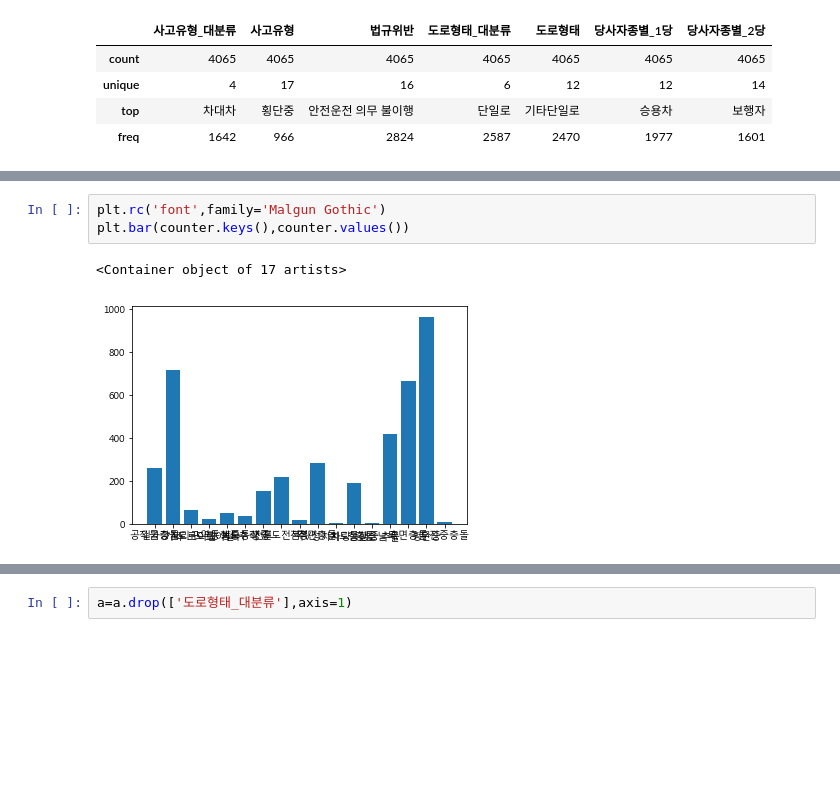
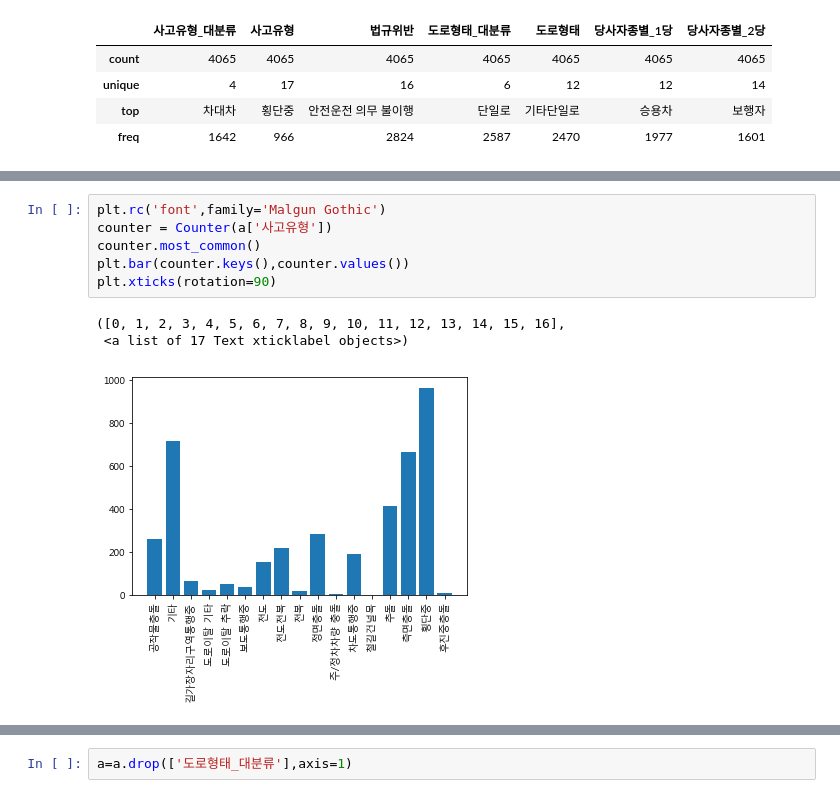
Before and after one commit to intae14/practice, a Jupyter notebook: project/isDanger.ipynb, the cells around one changed output, grey strips where cells are left out. Cells and saved outputs as stored; diff of their text form; blank space fills up the shorter version.

```diff
--- a/project/isDanger.ipynb
+++ b/project/isDanger.ipynb
@@ -164,9 +164,13 @@ counter.most_common()
 # %%
 plt.rc('font',family='Malgun Gothic')
+counter = Counter(a['사고유형'])
+counter.most_common()
 plt.bar(counter.keys(),counter.values())
+plt.xticks(rotation=90)
 # %% [output]
-<Container object of 17 artists>
+([0, 1, 2, 3, 4, 5, 6, 7, 8, 9, 10, 11, 12, 13, 14, 15, 16],
+ <a list of 17 Text xticklabel objects>)
-[figure, old version]
+[figure, new version]
 # %%
 counter = Counter(a['법규위반'])
 plt.rc('font',family='Malgun Gothic')
```
Also changed, not shown: parts of 3 cells of this notebook.
